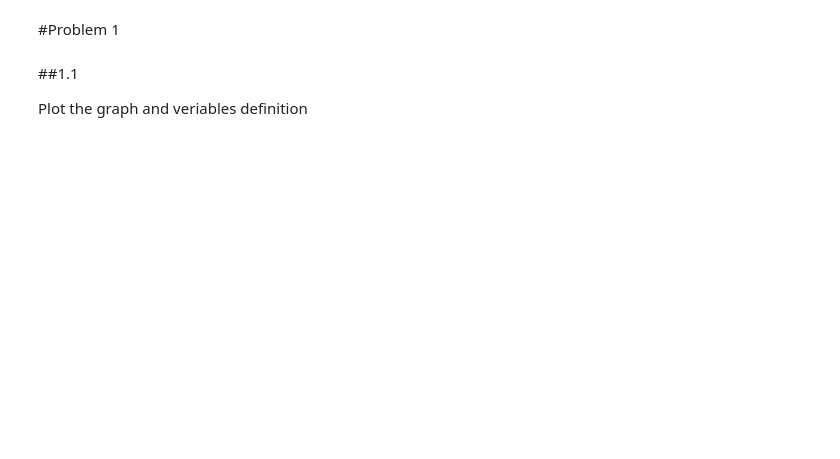
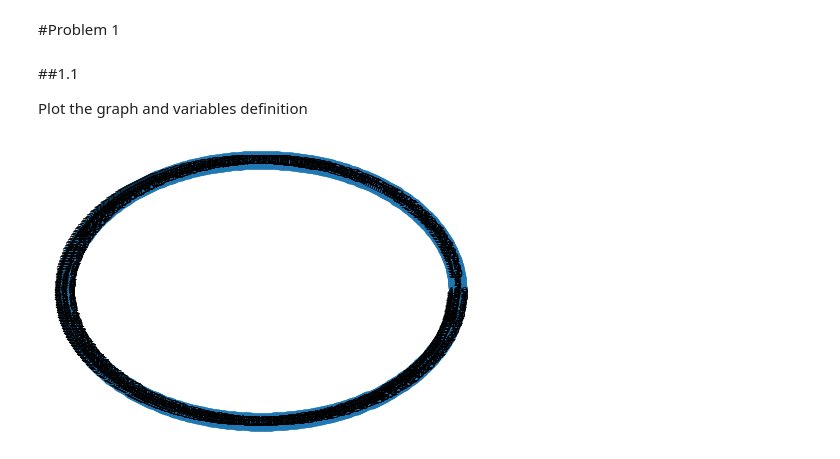
Before and after one commit to ele9996/NetworkDynamicsAndLearningLabs, a Jupyter notebook: HMW3.ipynb, the cells around one changed output. Drawn from its saved outputs; the diff is of its cells as text; code cells hidden in the pictures; blank space fills up the shorter version.

```diff
--- a/HMW3.ipynb
+++ b/HMW3.ipynb
@@ -9,20 +11,21 @@ import matplotlib.pyplot as plt
 # %% [markdown]
 ##1.1
 
-Plot the graph and veriables definition
+Plot the graph and variables definition
 # %%
-beta=0.3
-p=0.7
+
 nodes=500
 k=4
-weeks=15
 
-G = nx.DiGraph()
+
+G = nx.Graph()
 nx.add_cycle(G, range(nodes))
 for n in range(nodes):
     other = n+3
     if other>=nodes:
         other-=nodes
     G.add_edge(other,n)
 
-#nx.draw_circular(G, with_labels=True)
+nx.draw_circular(G, with_labels=True)
+# %% [output]
+[figure, added]
```
Also changed, not shown: parts of 5 cells of this notebook.
